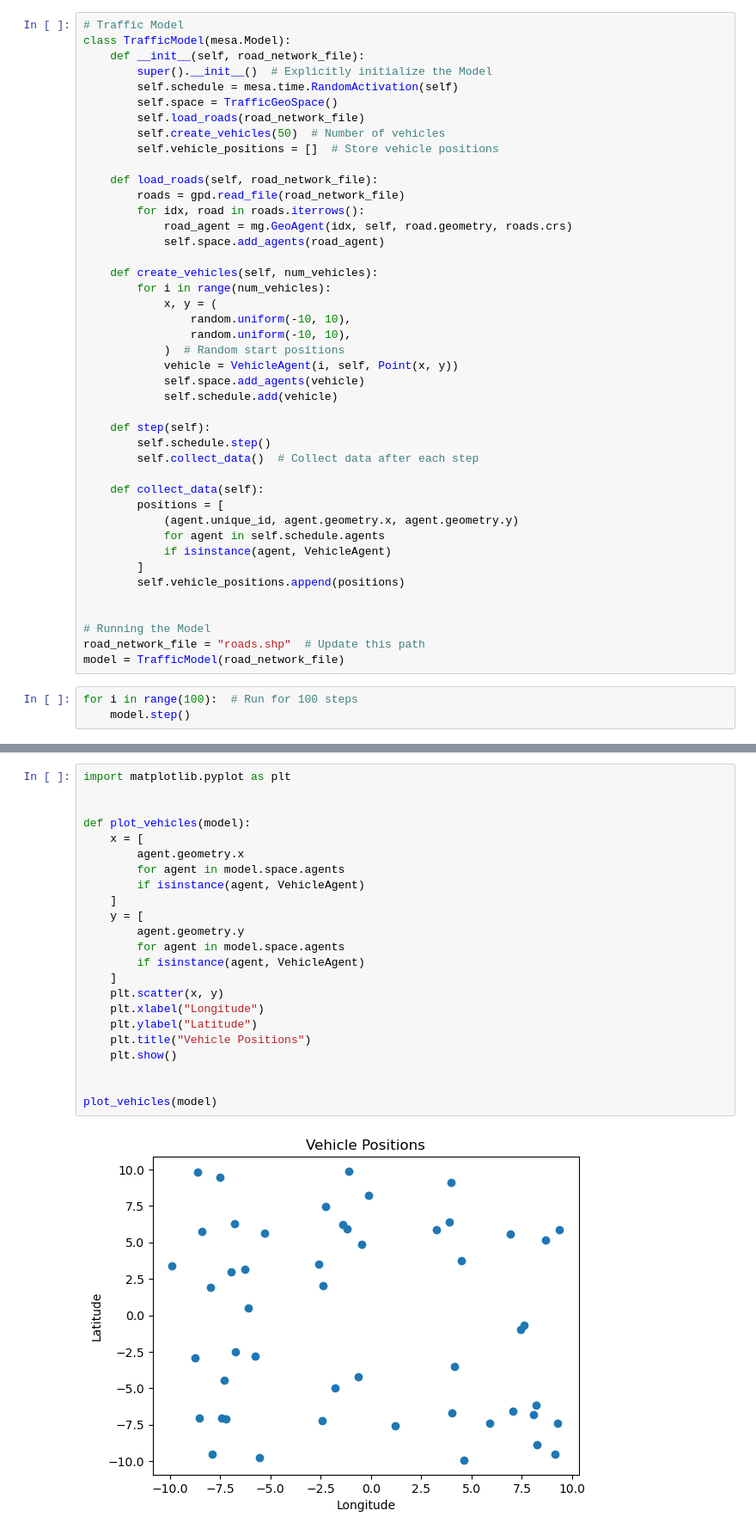
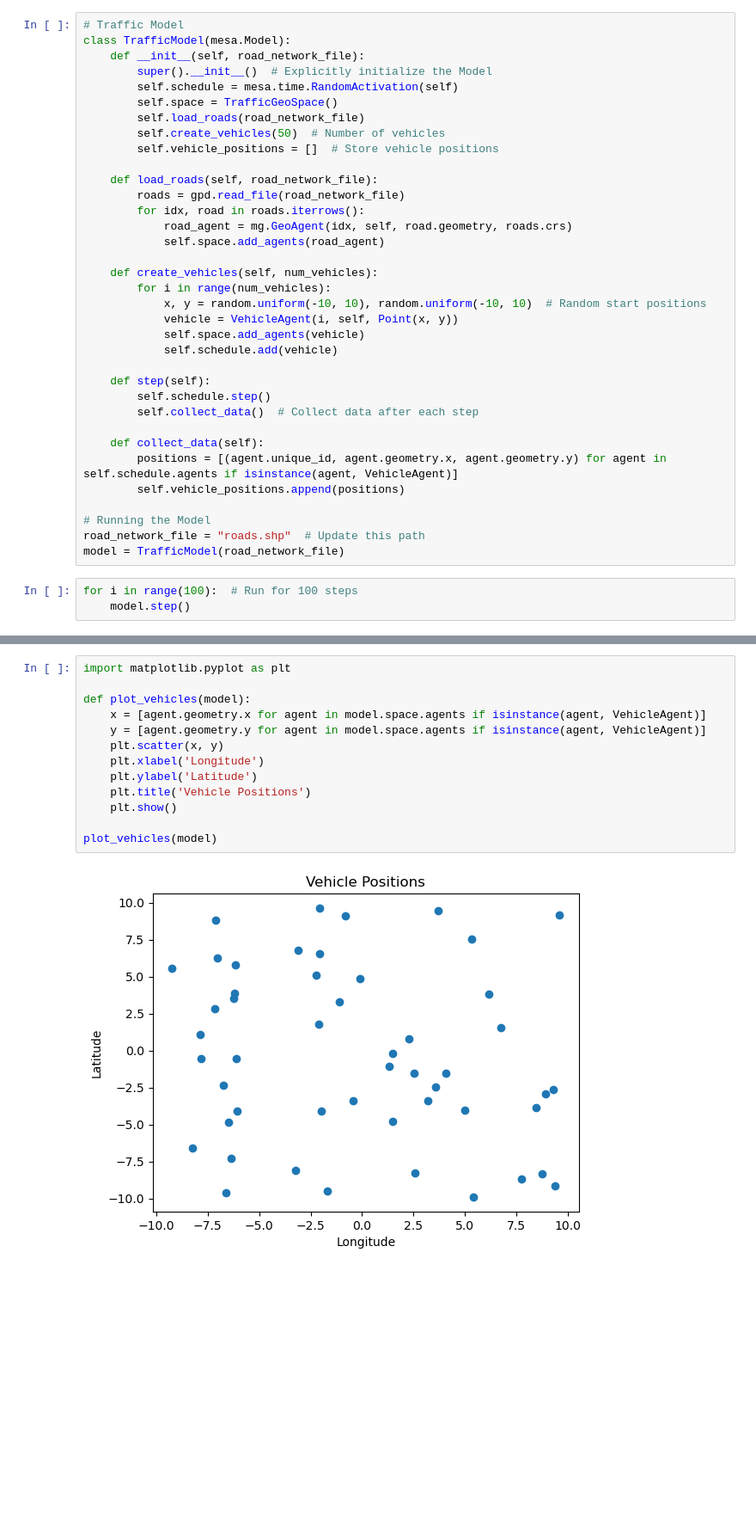
Before and after one commit to projectmesa/mesa-examples, a Jupyter notebook: gis/ Urban Traffic Simulation with GIS Data/ Urban Traffic Simulation with GIS Data.ipynb, the cells around one changed output, grey strips where cells are left out. Shown at 86% size. Drawn from its saved outputs; the diff is of its cells as text; blank space fills up the shorter version.

```diff
--- a/gis/ Urban Traffic Simulation with GIS Data/ Urban Traffic Simulation with GIS Data.ipynb
+++ b/gis/ Urban Traffic Simulation with GIS Data/ Urban Traffic Simulation with GIS Data.ipynb
@@ -74,10 +71,7 @@ class TrafficModel(mesa.Model):
 
     def create_vehicles(self, num_vehicles):
         for i in range(num_vehicles):
-            x, y = (
-                random.uniform(-10, 10),
-                random.uniform(-10, 10),
-            )  # Random start positions
+            x, y = random.uniform(-10, 10), random.uniform(-10, 10)  # Random start positions
             vehicle = VehicleAgent(i, self, Point(x, y))
             self.space.add_agents(vehicle)
             self.schedule.add(vehicle)
@@ -87,13 +81,8 @@ class TrafficModel(mesa.Model):
         self.collect_data()  # Collect data after each step
 
     def collect_data(self):
-        positions = [
-            (agent.unique_id, agent.geometry.x, agent.geometry.y)
-            for agent in self.schedule.agents
-            if isinstance(agent, VehicleAgent)
-        ]
+        positions = [(agent.unique_id, agent.geometry.x, agent.geometry.y) for agent in self.schedule.agents if isinstance(agent, VehicleAgent)]
         self.vehicle_positions.append(positions)
-
 
 # Running the Model
 road_network_file = "roads.shp"  # Update this path
@@ -115,25 +104,15 @@ for step in model.vehicle_positions:
 # %%
 import matplotlib.pyplot as plt
 
-
 def plot_vehicles(model):
-    x = [
-        agent.geometry.x
-        for agent in model.space.agents
-        if isinstance(agent, VehicleAgent)
-    ]
-    y = [
-        agent.geometry.y
-        for agent in model.space.agents
-        if isinstance(agent, VehicleAgent)
-    ]
+    x = [agent.geometry.x for agent in model.space.agents if isinstance(agent, VehicleAgent)]
+    y = [agent.geometry.y for agent in model.space.agents if isinstance(agent, VehicleAgent)]
     plt.scatter(x, y)
-    plt.xlabel("Longitude")
-    plt.ylabel("Latitude")
-    plt.title("Vehicle Positions")
+    plt.xlabel('Longitude')
+    plt.ylabel('Latitude')
+    plt.title('Vehicle Positions')
     plt.show()
 
-
 plot_vehicles(model)
 # %% [output]
-[figure, old version]
+[figure, new version]
```
Also changed, not shown: parts of 26 cells of this notebook, 6 other files.
